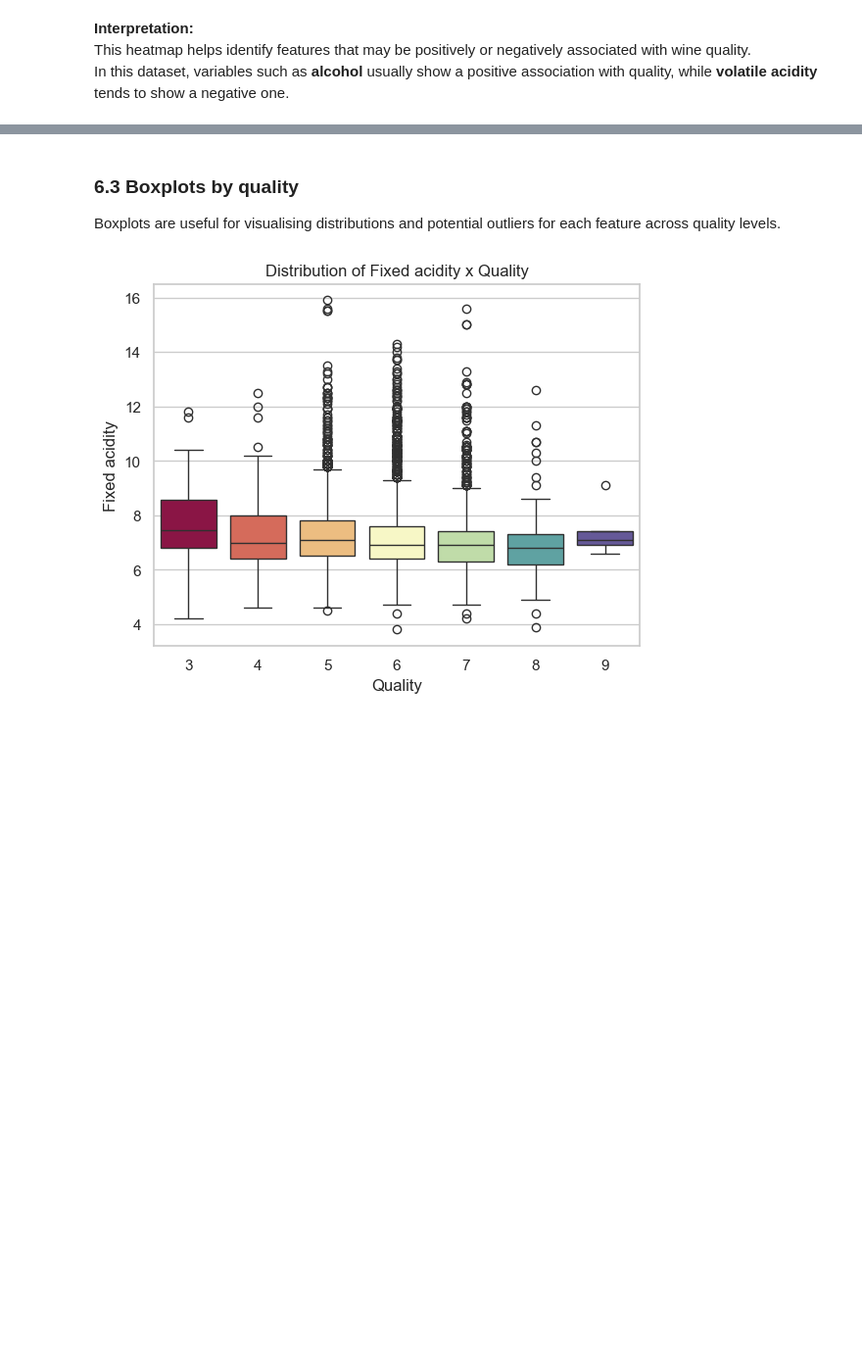
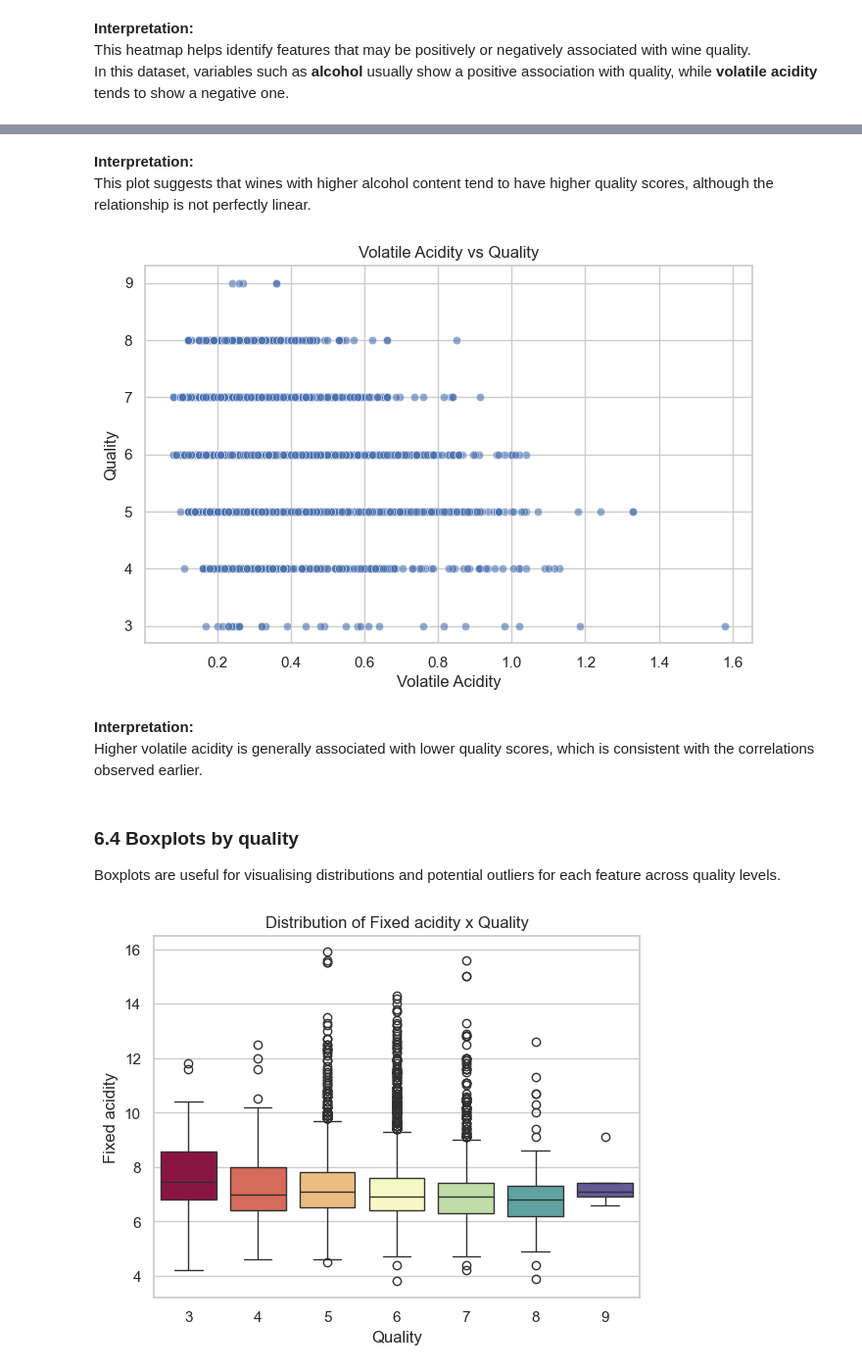
Before and after one commit to nathaliaacouto/ADES_Wine_Quality, a Jupyter notebook: [ADES]_Wine_Project.ipynb, the cells around one changed output, grey strips where cells are left out. Shown at 98% size. Saved outputs shown, nothing was run; the diff lists cells and outputs as text; code cells hidden in the pictures; blank space fills up the shorter version.

```diff
--- a/[ADES]_Wine_Project.ipynb
+++ b/[ADES]_Wine_Project.ipynb
@@ -208,5 +219,20 @@ In this dataset, variables such as **alcohol** usually show a positive associati
+# %% [markdown]
+**Interpretation:**
+This plot suggests that wines with higher alcohol content tend to have higher quality scores, although the relationship is not perfectly linear.
+# %%
+plt.figure(figsize=(8, 5))
+sns.scatterplot(x='volatile acidity', y='quality', data=df, alpha=0.6)
+plt.title('Volatile Acidity vs Quality')
+plt.xlabel('Volatile Acidity')
+plt.ylabel('Quality')
+plt.show()
+# %% [output]
+[figure, added]
+# %% [markdown]
+**Interpretation:**
+Higher volatile acidity is generally associated with lower quality scores, which is consistent with the correlations observed earlier.
 # %% [markdown]
-### 6.3 Boxplots by quality
+### 6.4 Boxplots by quality
 Boxplots are useful for visualising distributions and potential outliers for each feature across quality levels.
 # %%
 sns.set_theme(style="whitegrid")
```
Also changed, not shown: parts of 7 cells of this notebook.
